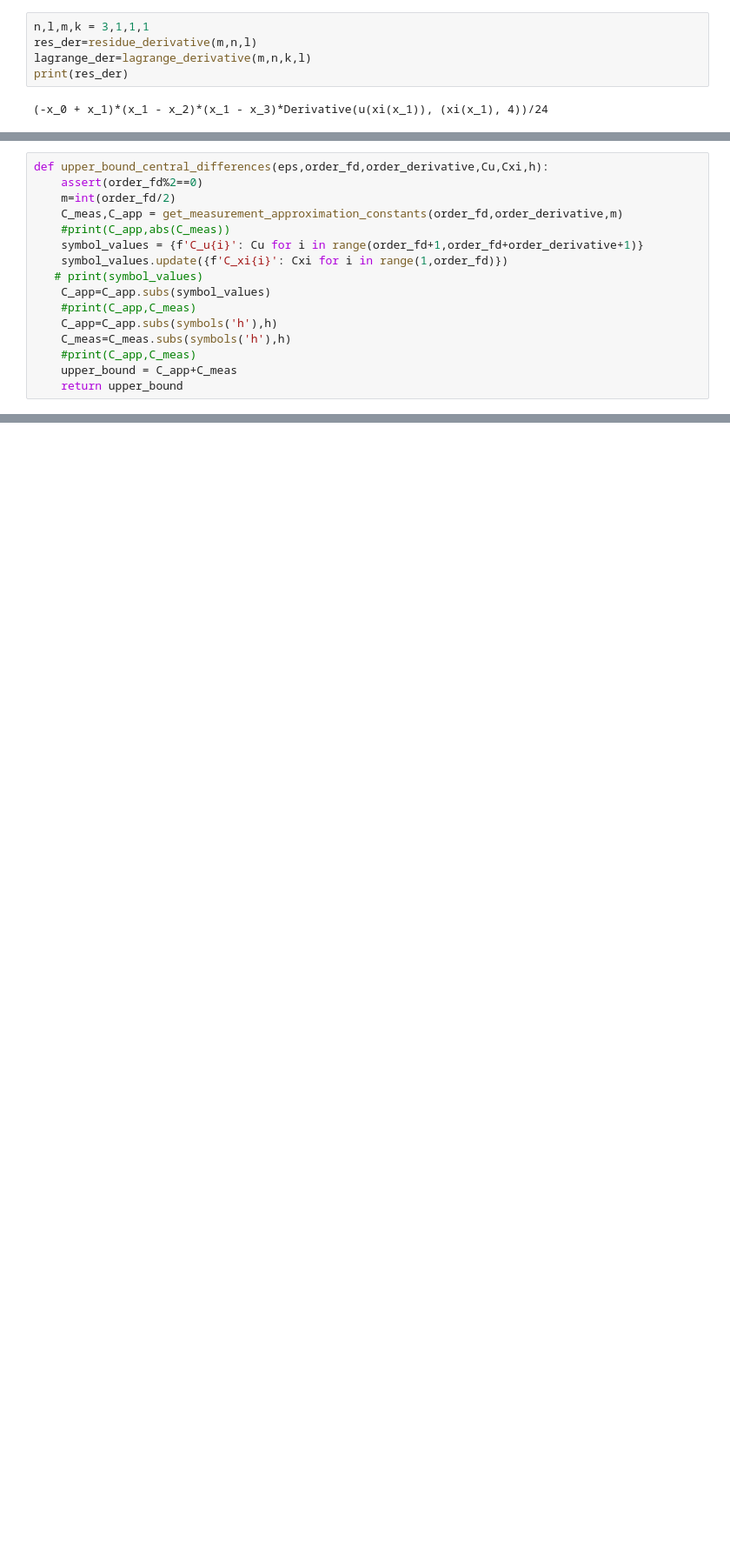
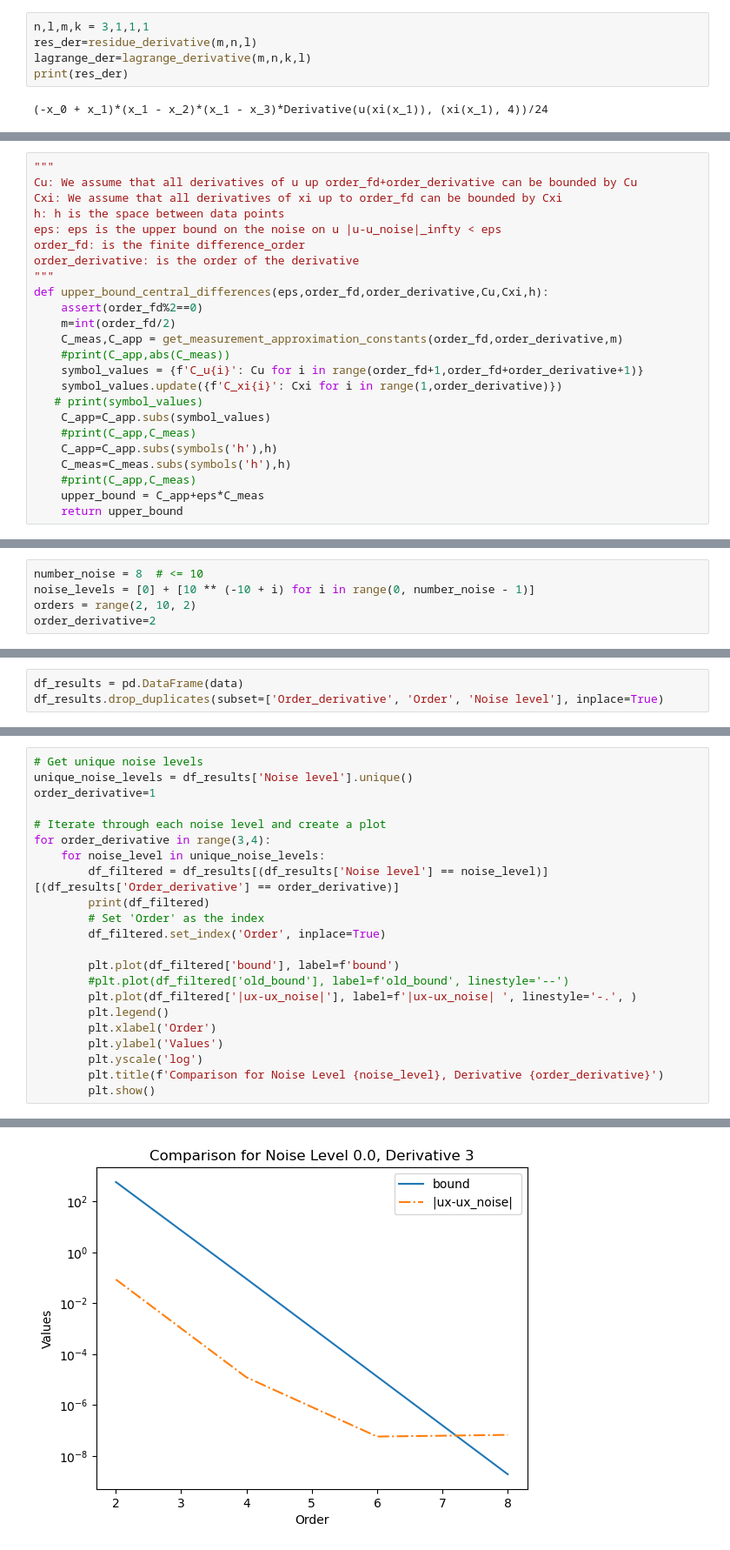
Before and after one commit to HillaryHauger/robust-identifiability-symbolic-recovery, a Jupyter notebook: Noise Analysis/higher_order_finitedifferences.ipynb, the cells around one changed output, grey strips where cells are left out. Shown at 87% size. Saved outputs shown, nothing was run; the diff lists cells and outputs as text; blank space fills up the shorter version.

```diff
--- a/Noise Analysis/higher_order_finitedifferences.ipynb
+++ b/Noise Analysis/higher_order_finitedifferences.ipynb
@@ -195,20 +129,28 @@ def get_measurement_approximation_constants(order_fd, order_derivative,m):
     C_app = sum(abs(term) for term in res_expr_replaced.as_ordered_terms())
     return C_meas,C_app
 # %%
+"""
+Cu: We assume that all derivatives of u up order_fd+order_derivative can be bounded by Cu
+Cxi: We assume that all derivatives of xi up to order_fd can be bounded by Cxi
+h: h is the space between data points
+eps: eps is the upper bound on the noise on u |u-u_noise|_infty < eps
+order_fd: is the finite difference_order
+order_derivative: is the order of the derivative
+"""
 def upper_bound_central_differences(eps,order_fd,order_derivative,Cu,Cxi,h):
     assert(order_fd%2==0)
     m=int(order_fd/2)
     C_meas,C_app = get_measurement_approximation_constants(order_fd,order_derivative,m)
     #print(C_app,abs(C_meas))
     symbol_values = {f'C_u{i}': Cu for i in range(order_fd+1,order_fd+order_derivative+1)}
-    symbol_values.update({f'C_xi{i}': Cxi for i in range(1,order_fd)})
+    symbol_values.update({f'C_xi{i}': Cxi for i in range(1,order_derivative)})
    # print(symbol_values)
     C_app=C_app.subs(symbol_values)
     #print(C_app,C_meas)
     C_app=C_app.subs(symbols('h'),h)
     C_meas=C_meas.subs(symbols('h'),h)
     #print(C_app,C_meas)
-    upper_bound = C_app+C_meas
+    upper_bound = C_app+eps*C_meas
     return upper_bound
 # %%
 order_fd,order_derivative=4,1
@@ -220,0 +199,5 @@ $\displaystyle 150.000000000333$
+# %%
+number_noise = 8  # <= 10
+noise_levels = [0] + [10 ** (-10 + i) for i in range(0, number_noise - 1)]
+orders = range(2, 10, 2)
+order_derivative=2
@@ -220,0 +236,3 @@ $\displaystyle 150.000000000333$
+# %%
+df_results = pd.DataFrame(data)
+df_results.drop_duplicates(subset=['Order_derivative', 'Order', 'Noise level'], inplace=True)
@@ -220,0 +259,23 @@ $\displaystyle 150.000000000333$
+# %%
+# Get unique noise levels
+unique_noise_levels = df_results['Noise level'].unique()
+order_derivative=1
+
+# Iterate through each noise level and create a plot
+for order_derivative in range(3,4):
+    for noise_level in unique_noise_levels:
+        df_filtered = df_results[(df_results['Noise level'] == noise_level)][(df_results['Order_derivative'] == order_derivative)]
+        print(df_filtered)
+        # Set 'Order' as the index
+        df_filtered.set_index('Order', inplace=True)
+
+        plt.plot(df_filtered['bound'], label=f'bound')
+        #plt.plot(df_filtered['old_bound'], label=f'old_bound', linestyle='--')
+        plt.plot(df_filtered['|ux-ux_noise|'], label=f'|ux-ux_noise| ', linestyle='-.', )
+        plt.legend()
+        plt.xlabel('Order')
+        plt.ylabel('Values')
+        plt.yscale('log')
+        plt.title(f'Comparison for Noise Level {noise_level}, Derivative {order_derivative}')
+        plt.show()
+# %% [output]
@@ -220,0 +293 @@ $\displaystyle 150.000000000333$
+[figure, added]
```
Also changed, not shown: parts of 19 cells of this notebook, 16 other files.
